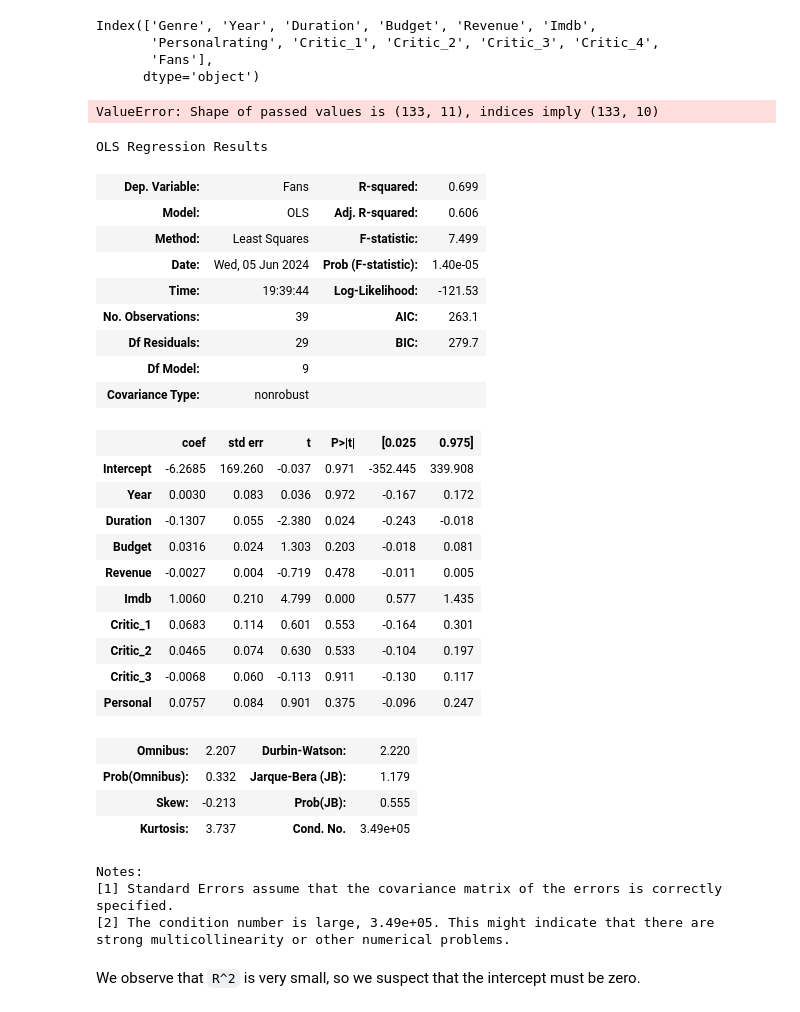
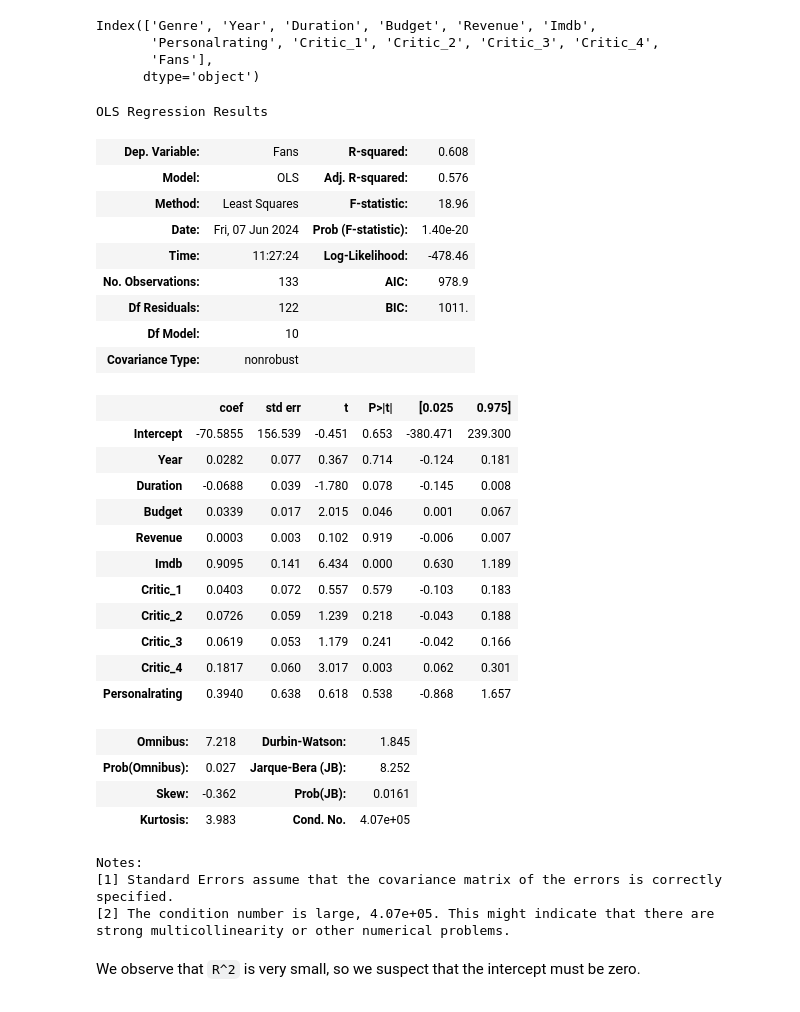
Before and after one commit to Alaninja1209/Did-you-like-the-movie-, a Jupyter notebook: check_it/Movie_MLRegression.ipynb, the cells around one changed output. Cells and saved outputs as stored; diff of their text form; code cells hidden in the pictures.

```diff
--- a/Movie_MLRegression.ipynb
+++ b/check_it/Movie_MLRegression.ipynb
@@ -200,42 +200,41 @@ Index(['Genre', 'Year', 'Duration', 'Budget', 'Revenue', 'Imdb',
 #                   columns=['tv', 'radio', 'newspaper', 'sales']
 #              )
 movies_train = pd.DataFrame(np.hstack((X_train, y_train)),columns=['Year', 'Duration', 'Budget', 'Revenue', 'Imdb', 'Critic_1', 'Critic_2',
-       'Critic_3', 'Personalrating','Fans'])
+       'Critic_3', 'Critic_4', 'Personalrating','Fans'])
-# %% [output]
-ValueError: Shape of passed values is (133, 11), indices imply (133, 10)
 # %%
-modelf = smf.ols(formula = 'Fans ~ Year + Duration + Budget + Revenue + Imdb + Critic_1 + Critic_2 + Critic_3 + Personal', data = movies_train)
+modelf = smf.ols(formula = 'Fans ~ Year + Duration + Budget + Revenue + Imdb + Critic_1 + Critic_2 + Critic_3 + Critic_4 + Personalrating', data = movies_train)
 modelf = modelf.fit()
 modelf.summary()
 # %% [output]
 OLS Regression Results
-| Dep. Variable: | Fans | R-squared: | 0.699 |
-| Model: | OLS | Adj. R-squared: | 0.606 |
-| Method: | Least Squares | F-statistic: | 7.499 |
-| Date: | Wed, 05 Jun 2024 | Prob (F-statistic): | 1.40e-05 |
-| Time: | 19:39:44 | Log-Likelihood: | -121.53 |
-| No. Observations: | 39 | AIC: | 263.1 |
-| Df Residuals: | 29 | BIC: | 279.7 |
-| Df Model: | 9 |  |  |
+| Dep. Variable: | Fans | R-squared: | 0.608 |
+| Model: | OLS | Adj. R-squared: | 0.576 |
+| Method: | Least Squares | F-statistic: | 18.96 |
+| Date: | Fri, 07 Jun 2024 | Prob (F-statistic): | 1.40e-20 |
+| Time: | 11:27:24 | Log-Likelihood: | -478.46 |
+| No. Observations: | 133 | AIC: | 978.9 |
+| Df Residuals: | 122 | BIC: | 1011. |
+| Df Model: | 10 |  |  |
 | Covariance Type: | nonrobust |  |  |
 |  | coef | std err | t | P>|t| | [0.025 | 0.975] |
-| Intercept | -6.2685 | 169.260 | -0.037 | 0.971 | -352.445 | 339.908 |
-| Year | 0.0030 | 0.083 | 0.036 | 0.972 | -0.167 | 0.172 |
-| Duration | -0.1307 | 0.055 | -2.380 | 0.024 | -0.243 | -0.018 |
-| Budget | 0.0316 | 0.024 | 1.303 | 0.203 | -0.018 | 0.081 |
-| Revenue | -0.0027 | 0.004 | -0.719 | 0.478 | -0.011 | 0.005 |
-| Imdb | 1.0060 | 0.210 | 4.799 | 0.000 | 0.577 | 1.435 |
-| Critic_1 | 0.0683 | 0.114 | 0.601 | 0.553 | -0.164 | 0.301 |
-| Critic_2 | 0.0465 | 0.074 | 0.630 | 0.533 | -0.104 | 0.197 |
-| Critic_3 | -0.0068 | 0.060 | -0.113 | 0.911 | -0.130 | 0.117 |
-| Personal | 0.0757 | 0.084 | 0.901 | 0.375 | -0.096 | 0.247 |
+| Intercept | -70.5855 | 156.539 | -0.451 | 0.653 | -380.471 | 239.300 |
+| Year | 0.0282 | 0.077 | 0.367 | 0.714 | -0.124 | 0.181 |
+| Duration | -0.0688 | 0.039 | -1.780 | 0.078 | -0.145 | 0.008 |
+| Budget | 0.0339 | 0.017 | 2.015 | 0.046 | 0.001 | 0.067 |
+| Revenue | 0.0003 | 0.003 | 0.102 | 0.919 | -0.006 | 0.007 |
+| Imdb | 0.9095 | 0.141 | 6.434 | 0.000 | 0.630 | 1.189 |
+| Critic_1 | 0.0403 | 0.072 | 0.557 | 0.579 | -0.103 | 0.183 |
+| Critic_2 | 0.0726 | 0.059 | 1.239 | 0.218 | -0.043 | 0.188 |
+| Critic_3 | 0.0619 | 0.053 | 1.179 | 0.241 | -0.042 | 0.166 |
+| Critic_4 | 0.1817 | 0.060 | 3.017 | 0.003 | 0.062 | 0.301 |
+| Personalrating | 0.3940 | 0.638 | 0.618 | 0.538 | -0.868 | 1.657 |
-| Omnibus: | 2.207 | Durbin-Watson: | 2.220 |
-| Prob(Omnibus): | 0.332 | Jarque-Bera (JB): | 1.179 |
-| Skew: | -0.213 | Prob(JB): | 0.555 |
-| Kurtosis: | 3.737 | Cond. No. | 3.49e+05 |
+| Omnibus: | 7.218 | Durbin-Watson: | 1.845 |
+| Prob(Omnibus): | 0.027 | Jarque-Bera (JB): | 8.252 |
+| Skew: | -0.362 | Prob(JB): | 0.0161 |
+| Kurtosis: | 3.983 | Cond. No. | 4.07e+05 |
 Notes:
 [1] Standard Errors assume that the covariance matrix of the errors is correctly specified.
-[2] The condition number is large, 3.49e+05. This might indicate that there are
+[2] The condition number is large, 4.07e+05. This might indicate that there are
 strong multicollinearity or other numerical problems.
 # %% [markdown]
 We observe that `R^2` is very small, so we suspect that the intercept must be zero.
```
Also changed, not shown: parts of 26 cells of this notebook.
